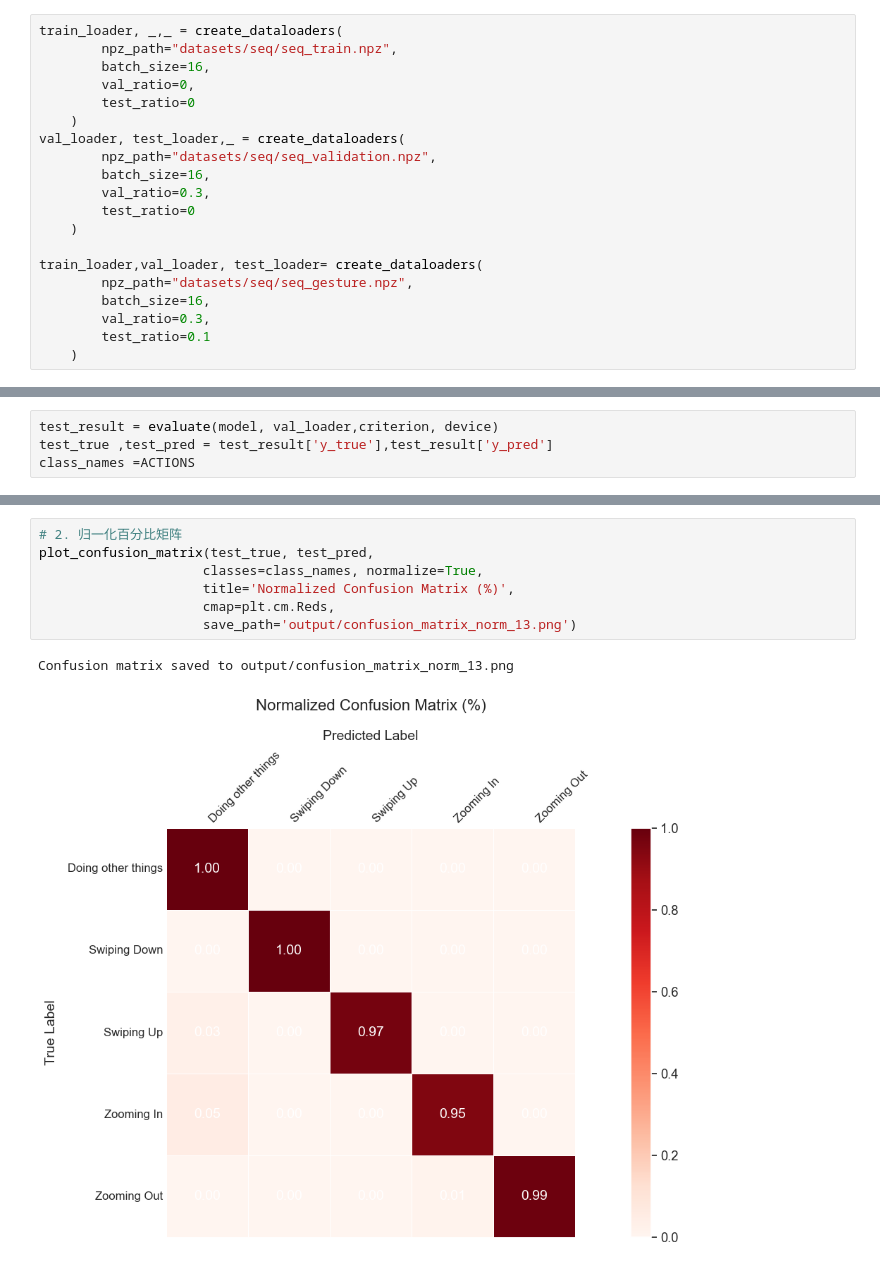
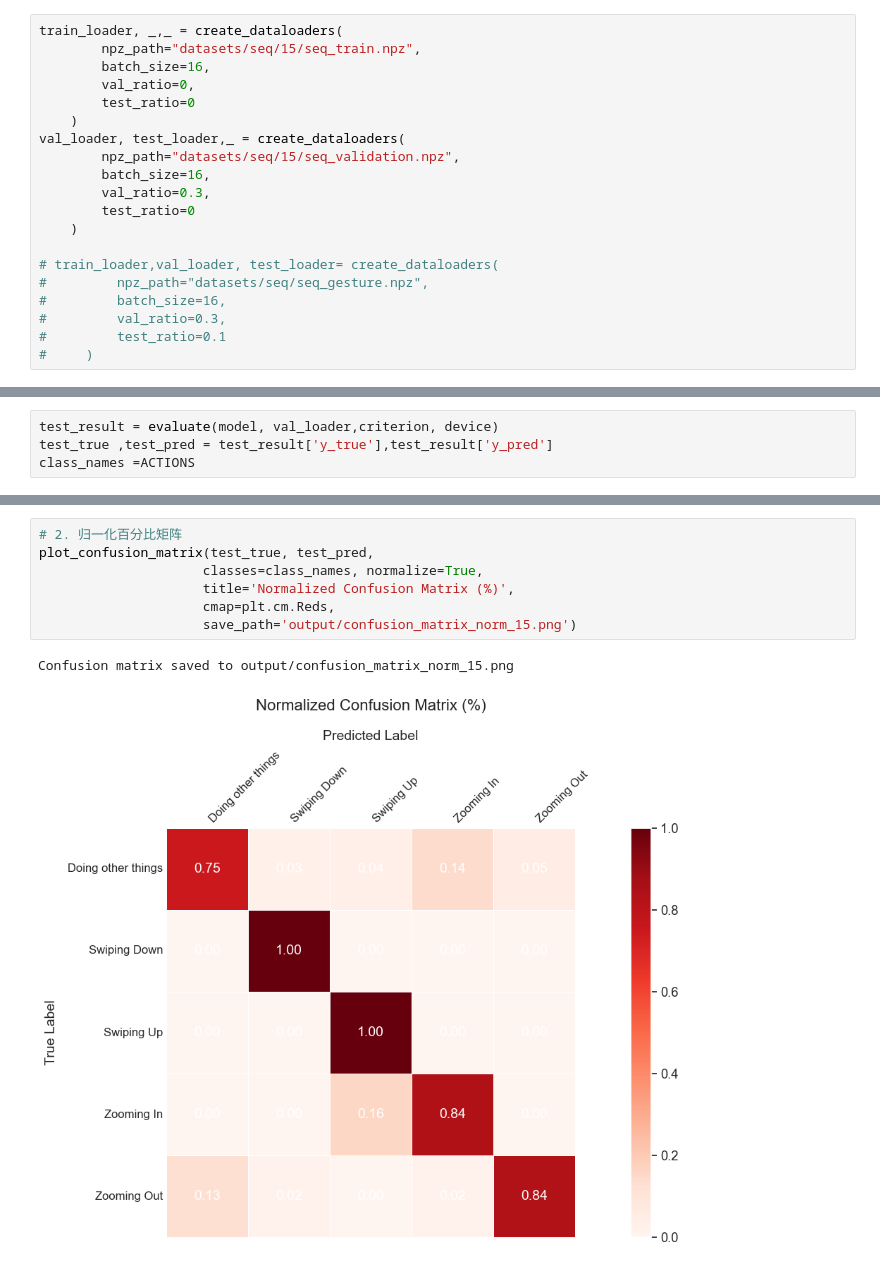
Before and after one commit to amylingchen/hand_gesture_control_computer, a Jupyter notebook: trainmodel.ipynb, the cells around one changed output, grey strips where cells are left out. Saved outputs shown, nothing was run; the diff lists cells and outputs as text.

```diff
--- a/trainmodel.ipynb
+++ b/trainmodel.ipynb
@@ -7,22 +7,22 @@ from utils import *
 from config import *
 # %%
 train_loader, _,_ = create_dataloaders(
-        npz_path="datasets/seq/seq_train.npz",
+        npz_path="datasets/seq/15/seq_train.npz",
         batch_size=16,
         val_ratio=0,
         test_ratio=0
     )
 val_loader, test_loader,_ = create_dataloaders(
-        npz_path="datasets/seq/seq_validation.npz",
+        npz_path="datasets/seq/15/seq_validation.npz",
         batch_size=16,
         val_ratio=0.3,
         test_ratio=0
     )
 
-train_loader,val_loader, test_loader= create_dataloaders(
-        npz_path="datasets/seq/seq_gesture.npz",
-        batch_size=16,
-        val_ratio=0.3,
-        test_ratio=0.1
-    )
+# train_loader,val_loader, test_loader= create_dataloaders(
+#         npz_path="datasets/seq/seq_gesture.npz",
+#         batch_size=16,
+#         val_ratio=0.3,
+#         test_ratio=0.1
+#     )
 # %% [output]
@@ -92,13 +89,13 @@ Confusion matrix saved to output/confusion_matrix_raw_13.png
 # %%
 # 2. 归一化百分比矩阵
 plot_confusion_matrix(test_true, test_pred,
                      classes=class_names, normalize=True,
                      title='Normalized Confusion Matrix (%)',
                      cmap=plt.cm.Reds,
-                     save_path='output/confusion_matrix_norm_13.png')
+                     save_path='output/confusion_matrix_norm_15.png')
 # %% [output]
-Confusion matrix saved to output/confusion_matrix_norm_13.png
+Confusion matrix saved to output/confusion_matrix_norm_15.png
-[figure, old version]
+[figure, new version]
 # %%
 torch.save({
     'model_state_dict': model.state_dict(),
```
Also changed, not shown: parts of 5 cells of this notebook, 3 other files.
